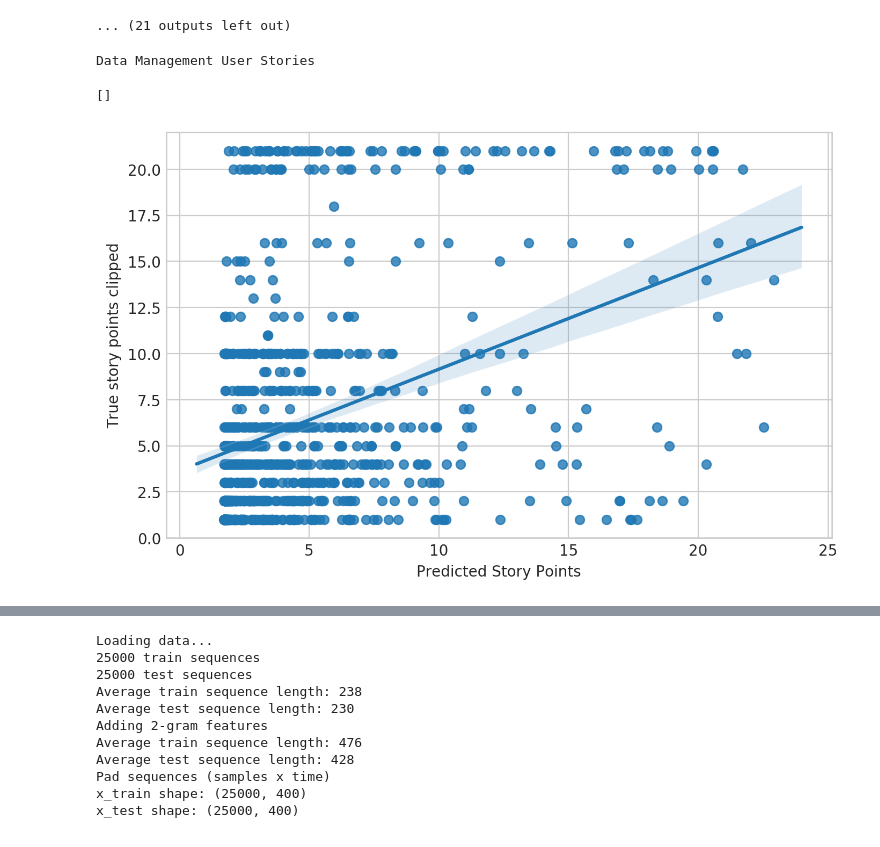
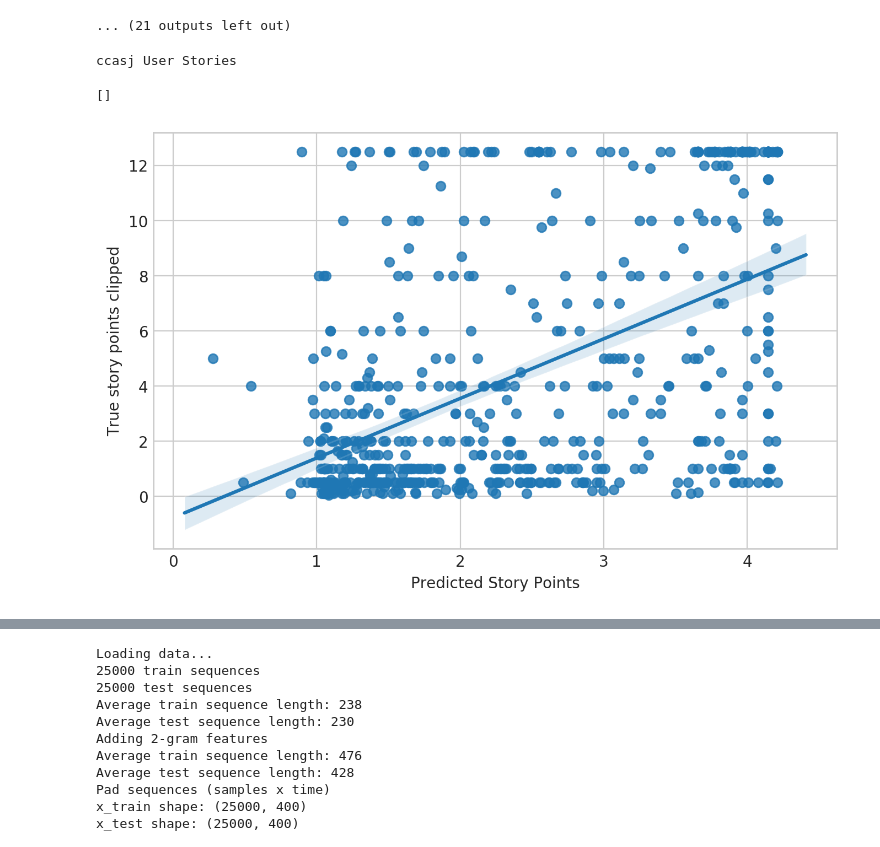
Before and after one commit to Gabrui/estimar-pontos-estoria, a Jupyter notebook: Estimativas de Pontos de Estória por Aprendizado Profundo.ipynb, the cells around one changed output, grey strips where cells are left out. Drawn from its saved outputs; the diff is of its cells as text; code cells hidden in the pictures.

```diff
--- a/Estimativas de Pontos de Estória por Aprendizado Profundo.ipynb
+++ b/Estimativas de Pontos de Estória por Aprendizado Profundo.ipynb
@@ -627,16 +627,18 @@ duracloud
 [figure]
 ... (21 outputs left out)
 # %%
-project = 'datamanagement'
-p, r = validate(project, nlp_en, project_repos, save_paths, split_ratio, story_points_clip, True)
+#project = 'datamanagement'
+#p, r = validate(project, nlp_en, project_repos, save_paths, split_ratio, story_points_clip, True)
+project = 'ccasj'
+p, r = validate(project, nlp_pt, ccasj_repos, ccasj_save, split_ratio, ccasj_clip, True)
 figura = plt.figure(figsize=(8, 5), dpi=200)
 plt.xlabel("Predicted Story Points")
 plt.ylabel("True story points clipped")
-print("%s User Stories" % project_name[project])
+print("%s User Stories" % project)
 sns.regplot(p.ravel(), r.ravel())
 figura.savefig("reports/figures/"+project+"-vs-true.pdf", bbox_inches='tight')
 plt.plot()
 # %% [output]
-Data Management User Stories
+ccasj User Stories
 []
-[figure, old version]
+[figure, new version]
```
Also changed, not shown: parts of 8 cells of this notebook, 7 other files.
